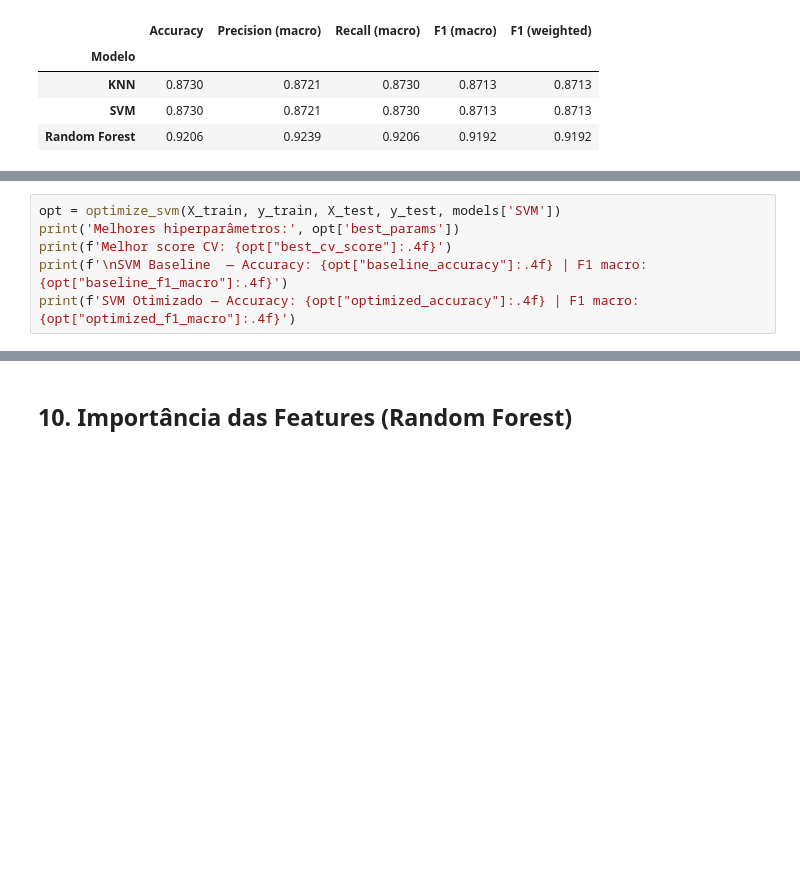
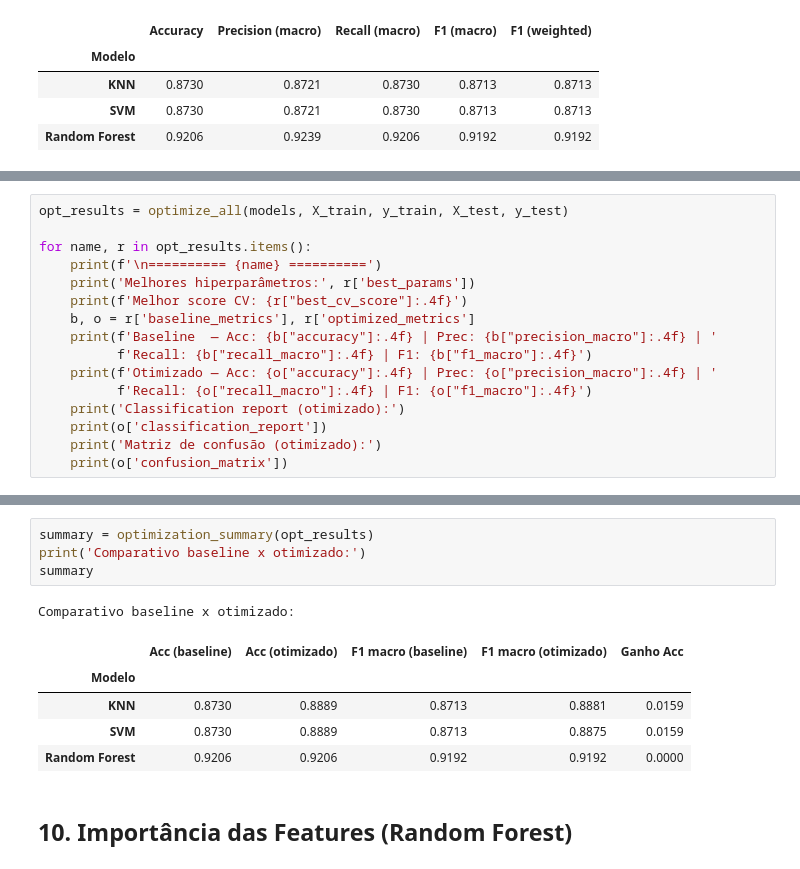
Before and after one commit to grupo-98-machine-learning-fiap/fase4-cap3-Implementando_Algoritmos_de_Machine_Learning_com_Scikit_earn, a Jupyter notebook: notebooks/seeds_classification.ipynb, the cells around one changed output, grey strips where cells are left out. Saved outputs shown, nothing was run; the diff lists cells and outputs as text; blank space fills up the shorter version.

```diff
--- a/notebooks/seeds_classification.ipynb
+++ b/notebooks/seeds_classification.ipynb
@@ -240,7 +240,17 @@ Tabela Comparativa:
 # %%
-opt = optimize_svm(X_train, y_train, X_test, y_test, models['SVM'])
-print('Melhores hiperparâmetros:', opt['best_params'])
-print(f'Melhor score CV: {opt["best_cv_score"]:.4f}')
-print(f'\nSVM Baseline  — Accuracy: {opt["baseline_accuracy"]:.4f} | F1 macro: {opt["baseline_f1_macro"]:.4f}')
-print(f'SVM Otimizado — Accuracy: {opt["optimized_accuracy"]:.4f} | F1 macro: {opt["optimized_f1_macro"]:.4f}')
+opt_results = optimize_all(models, X_train, y_train, X_test, y_test)
+
+for name, r in opt_results.items():
+    print(f'\n========== {name} ==========')
+    print('Melhores hiperparâmetros:', r['best_params'])
+    print(f'Melhor score CV: {r["best_cv_score"]:.4f}')
+    b, o = r['baseline_metrics'], r['optimized_metrics']
+    print(f'Baseline  — Acc: {b["accuracy"]:.4f} | Prec: {b["precision_macro"]:.4f} | '
+          f'Recall: {b["recall_macro"]:.4f} | F1: {b["f1_macro"]:.4f}')
+    print(f'Otimizado — Acc: {o["accuracy"]:.4f} | Prec: {o["precision_macro"]:.4f} | '
+          f'Recall: {o["recall_macro"]:.4f} | F1: {o["f1_macro"]:.4f}')
+    print('Classification report (otimizado):')
+    print(o['classification_report'])
+    print('Matriz de confusão (otimizado):')
+    print(o['confusion_matrix'])
 # %% [output]
@@ -252,3 +274,14 @@ SVM Otimizado — Accuracy: 0.8889 | F1 macro: 0.8875
+# %%
+summary = optimization_summary(opt_results)
+print('Comparativo baseline x otimizado:')
+summary
+# %% [output]
+Comparativo baseline x otimizado:
+|  | Acc (baseline) | Acc (otimizado) | F1 macro (baseline) | F1 macro (otimizado) | Ganho Acc |
+| Modelo |  |  |  |  |  |
+| KNN | 0.8730 | 0.8889 | 0.8713 | 0.8881 | 0.0159 |
+| SVM | 0.8730 | 0.8889 | 0.8713 | 0.8875 | 0.0159 |
+| Random Forest | 0.9206 | 0.9206 | 0.9192 | 0.9192 | 0.0000 |
 # %% [markdown]
 ## 10. Importância das Features (Random Forest)
 # %%
```
Also changed, not shown: parts of 7 cells of this notebook, 8 other files.
